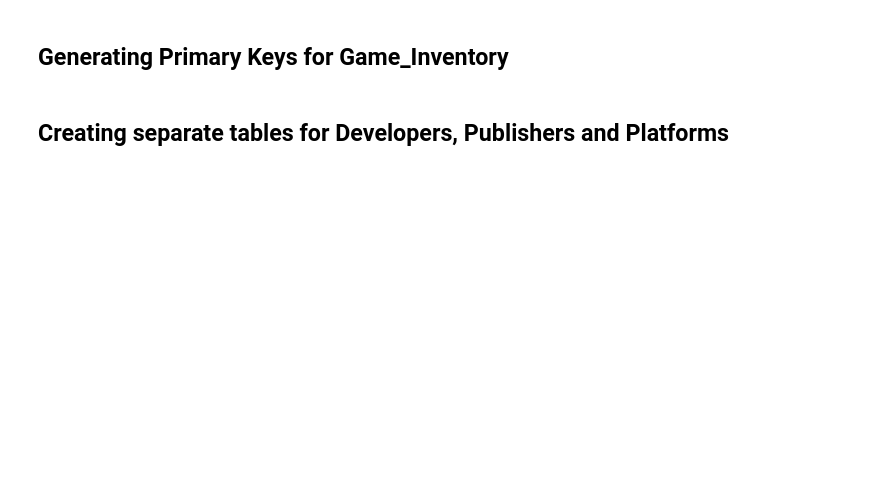
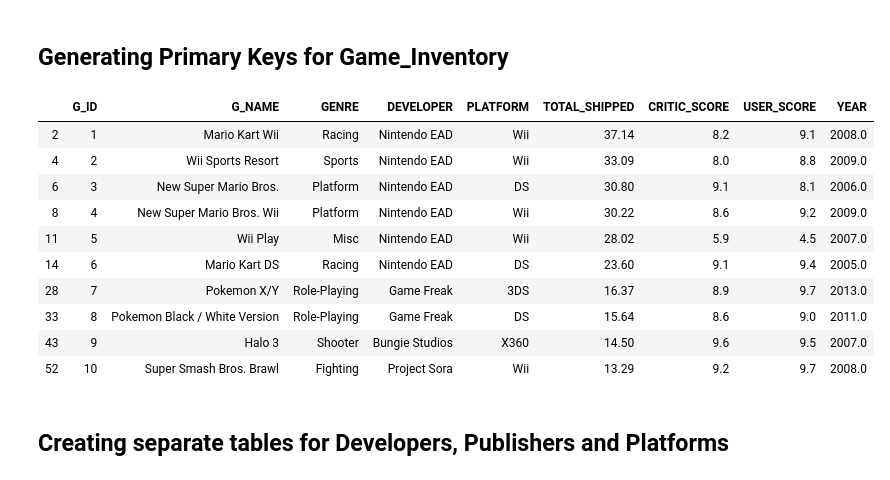
Before and after one commit to ashwinjohn3/Assignment-2, a Jupyter notebook: Assignment 2.ipynb, the cells around one changed output. Saved outputs shown, nothing was run; the diff lists cells and outputs as text; code cells hidden in the pictures; blank space fills up the shorter version.

```diff
--- a/Assignment 2.ipynb
+++ b/Assignment 2.ipynb
@@ -38,7 +38,7 @@ df
 # %% [markdown]
 ### Creating the tables as DataFrames required
 # %%
-game_inventory = pd.DataFrame(columns = ['G_ID', 'G_NAME','DEV_ID', 'PLATFORM','TOTAL_SHIPPED','CRITIC_SCORE'
+game_inventory = pd.DataFrame(columns = ['G_ID', 'G_NAME','GENRE','DEVELOPER', 'PLATFORM','TOTAL_SHIPPED','CRITIC_SCORE'
                                          ,'USER_SCORE','YEAR'])
 #rating = pd.DataFrame(columns = ['R_ID', 'C_SCORE', 'U_SCORE', 'G_ID'])
 # %% [markdown]
@@ -50,5 +50,7 @@ game_inventory['YEAR'] = df['YRS']
 game_inventory['TOTAL_SHIPPED'] = df['Total_TOTAL_SHIPPED']
 game_inventory['CRITIC_SCORE'] = df['CRITIC_SCORE']
 game_inventory['USER_SCORE'] = df['USER_SCORE']
+game_inventory['GENRE'] = df['Genre']
+game_inventory['DEVELOPER'] = df['DEVELOPER']
 #rating['C_SCORE'] = df['CRITIC_SCORE']
 #rating['U_SCORE'] = df['USER_SCORE']
@@ -70,3 +71,17 @@ game_inventory['G_ID']=g_id
+# %%
+game_inventory.head(10)
+# %% [output]
+|  | G_ID | G_NAME | GENRE | DEVELOPER | PLATFORM | TOTAL_SHIPPED | CRITIC_SCORE | USER_SCORE | YEAR |
+| 2 | 1 | Mario Kart Wii | Racing | Nintendo EAD | Wii | 37.14 | 8.2 | 9.1 | 2008.0 |
+| 4 | 2 | Wii Sports Resort | Sports | Nintendo EAD | Wii | 33.09 | 8.0 | 8.8 | 2009.0 |
+| 6 | 3 | New Super Mario Bros. | Platform | Nintendo EAD | DS | 30.80 | 9.1 | 8.1 | 2006.0 |
+| 8 | 4 | New Super Mario Bros. Wii | Platform | Nintendo EAD | Wii | 30.22 | 8.6 | 9.2 | 2009.0 |
+| 11 | 5 | Wii Play | Misc | Nintendo EAD | Wii | 28.02 | 5.9 | 4.5 | 2007.0 |
+| 14 | 6 | Mario Kart DS | Racing | Nintendo EAD | DS | 23.60 | 9.1 | 9.4 | 2005.0 |
+| 28 | 7 | Pokemon X/Y | Role-Playing | Game Freak | 3DS | 16.37 | 8.9 | 9.7 | 2013.0 |
+| 33 | 8 | Pokemon Black / White Version | Role-Playing | Game Freak | DS | 15.64 | 8.6 | 9.0 | 2011.0 |
+| 43 | 9 | Halo 3 | Shooter | Bungie Studios | X360 | 14.50 | 9.6 | 9.5 | 2007.0 |
+| 52 | 10 | Super Smash Bros. Brawl | Fighting | Project Sora | Wii | 13.29 | 9.2 | 9.7 | 2008.0 |
 # %% [markdown]
 ## Creating separate tables for Developers, Publishers and Platforms
 # %%
```
Also changed, not shown: parts of 16 cells of this notebook.
